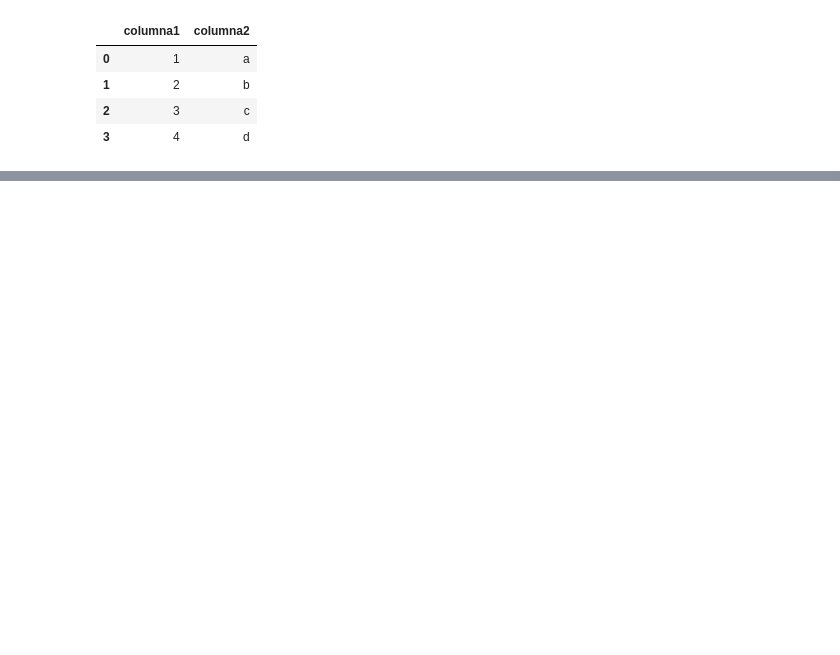
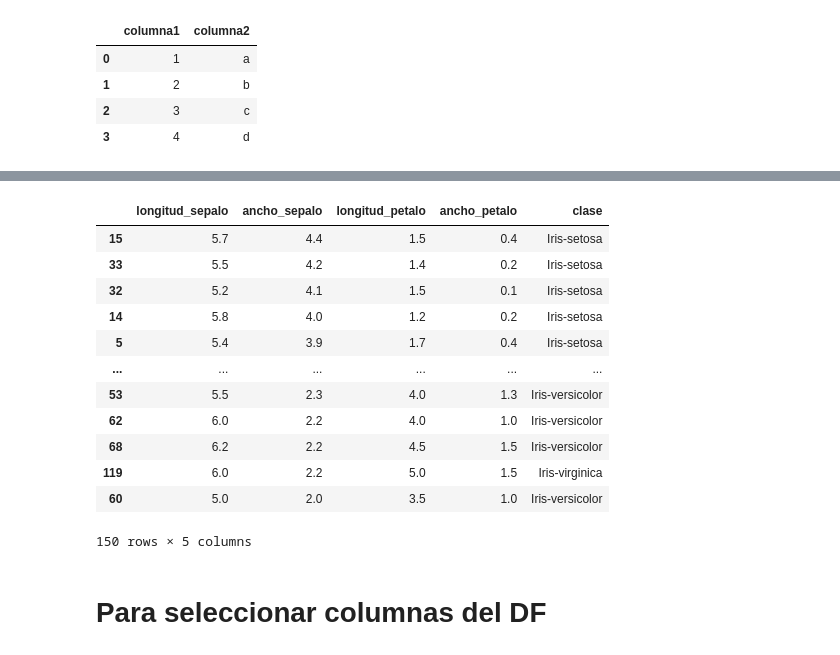
Before and after one commit to ElfenCamii/curso-python, a Jupyter notebook: 05_data/dataframes.ipynb, the cells around one changed output, grey strips where cells are left out. Cells and saved outputs as stored; diff of their text form; code cells hidden in the pictures; blank space fills up the shorter version.

```diff
--- a/05_data/dataframes.ipynb
+++ b/05_data/dataframes.ipynb
@@ -12,0 +133,18 @@ df
+# %%
+df.sort_values('ancho_sepalo', ascending = False)
+# %% [output]
+|  | longitud_sepalo | ancho_sepalo | longitud_petalo | ancho_petalo | clase |
+| 15 | 5.7 | 4.4 | 1.5 | 0.4 | Iris-setosa |
+| 33 | 5.5 | 4.2 | 1.4 | 0.2 | Iris-setosa |
+| 32 | 5.2 | 4.1 | 1.5 | 0.1 | Iris-setosa |
+| 14 | 5.8 | 4.0 | 1.2 | 0.2 | Iris-setosa |
+| 5 | 5.4 | 3.9 | 1.7 | 0.4 | Iris-setosa |
+| ... | ... | ... | ... | ... | ... |
+| 53 | 5.5 | 2.3 | 4.0 | 1.3 | Iris-versicolor |
+| 62 | 6.0 | 2.2 | 4.0 | 1.0 | Iris-versicolor |
+| 68 | 6.2 | 2.2 | 4.5 | 1.5 | Iris-versicolor |
+| 119 | 6.0 | 2.2 | 5.0 | 1.5 | Iris-virginica |
+| 60 | 5.0 | 2.0 | 3.5 | 1.0 | Iris-versicolor |
+150 rows × 5 columns
+# %% [markdown]
+# Para seleccionar columnas del DF
```
Also changed, not shown: parts of 35 cells of this notebook, 1 other file.
